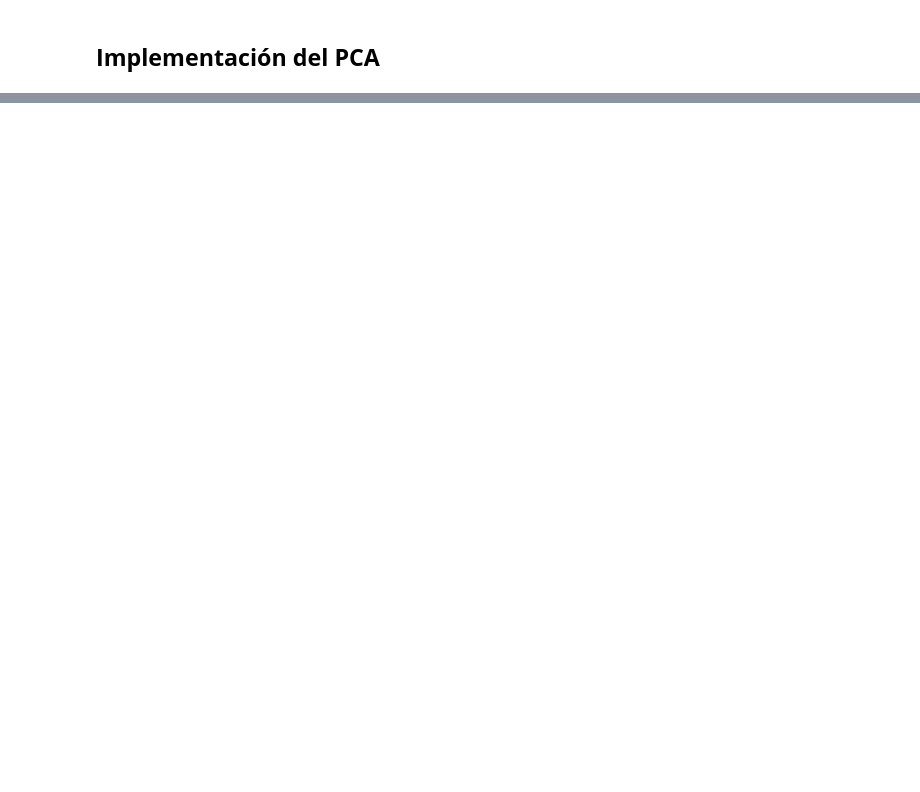
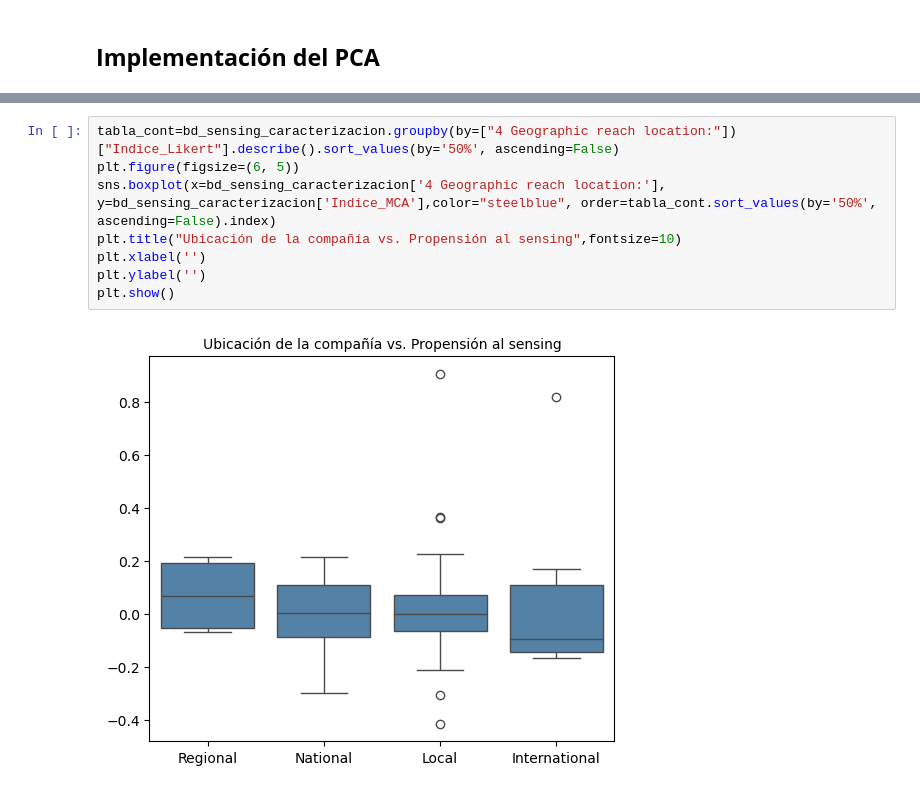
Before and after one commit to AlejaGuz/orange, a Jupyter notebook: Notebook_AFO_LFM.ipynb, the cells around one changed output, grey strips where cells are left out. Cells and saved outputs as stored; diff of their text form; blank space fills up the shorter version.

```diff
--- a/Notebook_AFO_LFM.ipynb
+++ b/Notebook_AFO_LFM.ipynb
@@ -746,0 +754,10 @@ memory usage: 48.7+ KB
+# %%
+tabla_cont=bd_sensing_caracterizacion.groupby(by=["4 Geographic reach location:"])["Indice_Likert"].describe().sort_values(by='50%', ascending=False)
+plt.figure(figsize=(6, 5))
+sns.boxplot(x=bd_sensing_caracterizacion['4 Geographic reach location:'], y=bd_sensing_caracterizacion['Indice_MCA'],color="steelblue", order=tabla_cont.sort_values(by='50%', ascending=False).index)
+plt.title("Ubicación de la compañía vs. Propensión al sensing",fontsize=10)
+plt.xlabel('')
+plt.ylabel('')
+plt.show()
+# %% [output]
+[figure, added]
```
Also changed, not shown: parts of 41 cells of this notebook, 1 other file.
